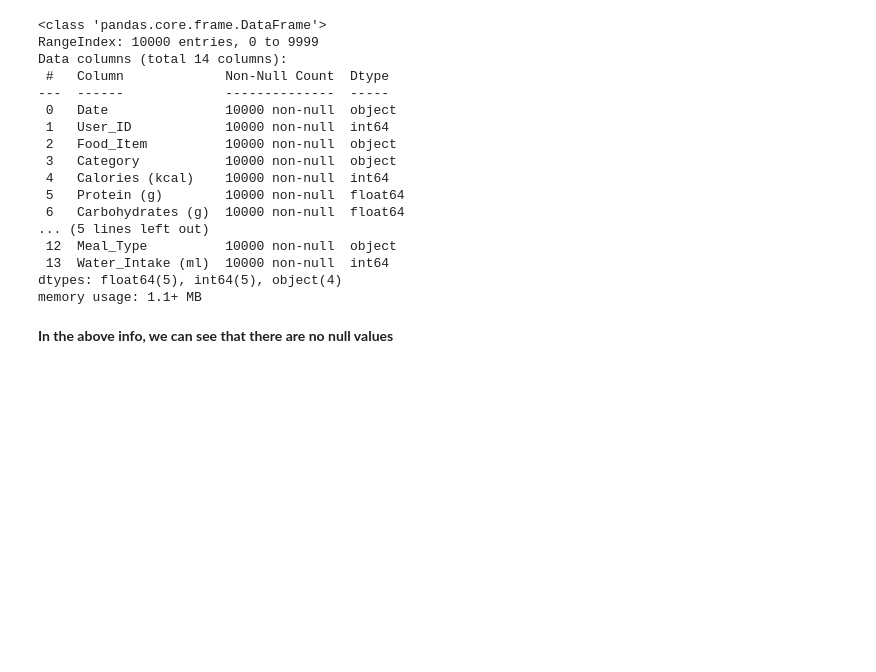
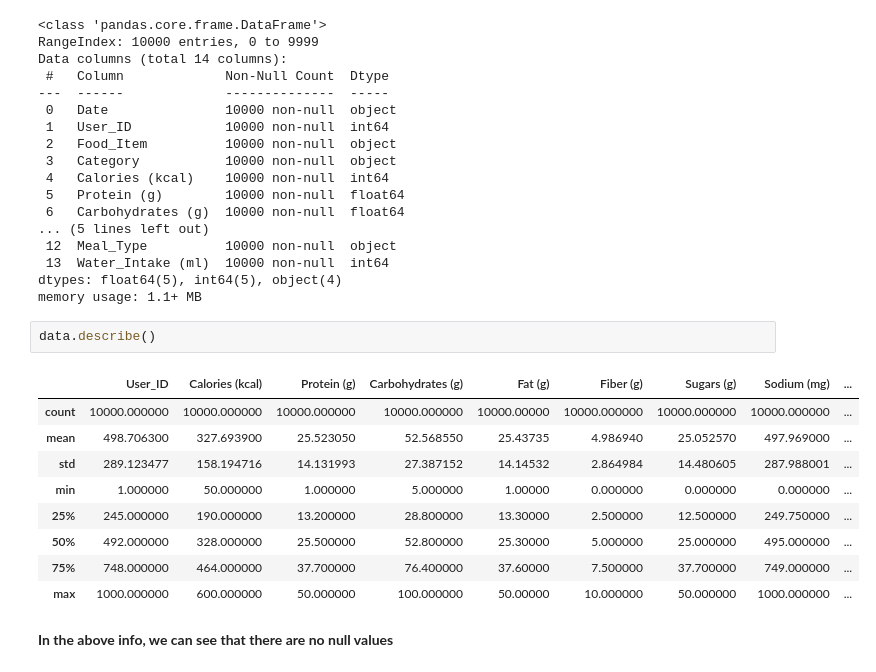
Before and after one commit to karishma-battina/kaggle, a Jupyter notebook: datasets/dailyfoodnutritiondataseteda.ipynb, the cells around one changed output. Saved outputs shown, nothing was run; the diff lists cells and outputs as text; blank space fills up the shorter version.

```diff
--- a/datasets/dailyfoodnutritiondataseteda.ipynb
+++ b/datasets/dailyfoodnutritiondataseteda.ipynb
@@ -44,6 +44,18 @@ Data columns (total 14 columns):
  13  Water_Intake (ml)  10000 non-null  int64
 dtypes: float64(5), int64(5), object(4)
 memory usage: 1.1+ MB
+# %%
+data.describe()
+# %% [output]
+|  | User_ID | Calories (kcal) | Protein (g) | Carbohydrates (g) | Fat (g) | Fiber (g) | Sugars (g) | Sodium (mg) | ... |
+| count | 10000.000000 | 10000.000000 | 10000.000000 | 10000.000000 | 10000.00000 | 10000.000000 | 10000.000000 | 10000.000000 | ... |
+| mean | 498.706300 | 327.693900 | 25.523050 | 52.568550 | 25.43735 | 4.986940 | 25.052570 | 497.969000 | ... |
+| std | 289.123477 | 158.194716 | 14.131993 | 27.387152 | 14.14532 | 2.864984 | 14.480605 | 287.988001 | ... |
+| min | 1.000000 | 50.000000 | 1.000000 | 5.000000 | 1.00000 | 0.000000 | 0.000000 | 0.000000 | ... |
+| 25% | 245.000000 | 190.000000 | 13.200000 | 28.800000 | 13.30000 | 2.500000 | 12.500000 | 249.750000 | ... |
+| 50% | 492.000000 | 328.000000 | 25.500000 | 52.800000 | 25.30000 | 5.000000 | 25.000000 | 495.000000 | ... |
+| 75% | 748.000000 | 464.000000 | 37.700000 | 76.400000 | 37.60000 | 7.500000 | 37.700000 | 749.000000 | ... |
+| max | 1000.000000 | 600.000000 | 50.000000 | 100.000000 | 50.00000 | 10.000000 | 50.000000 | 1000.000000 | ... |
 # %% [markdown]
 **In the above info, we can see that there are no null values**
 # %%
```
Also changed, not shown: parts of 5 cells of this notebook.
